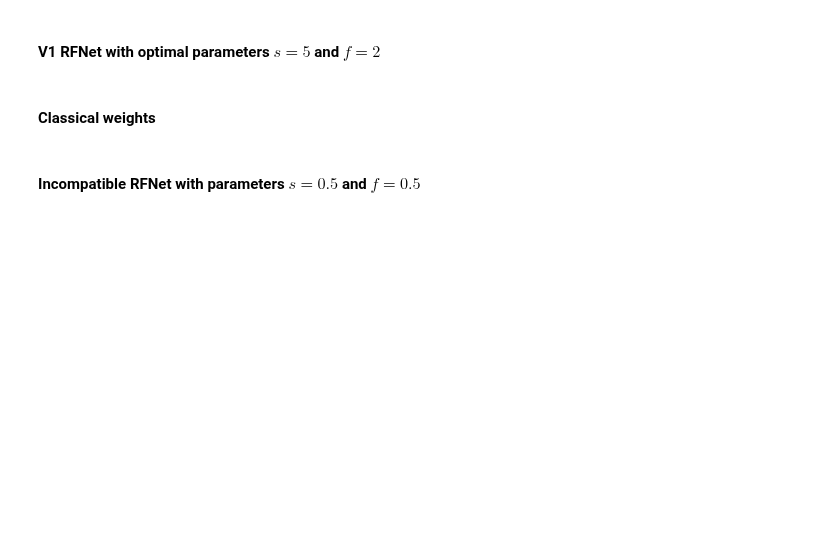
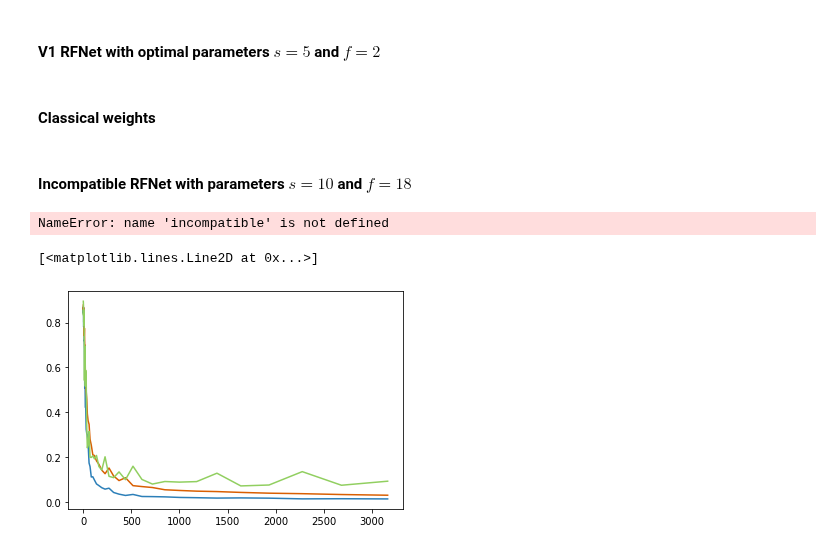
Before and after one commit to BruntonUWBio/structured-random-features, a Jupyter notebook: notebooks/reports/9.1-bp-MNIST-clf-estimator.ipynb, the cells around one changed output. Cells and saved outputs as stored; diff of their text form; code cells hidden in the pictures; blank space fills up the shorter version.

```diff
--- a/notebooks/reports/9.1-bp-MNIST-clf-estimator.ipynb
+++ b/notebooks/reports/9.1-bp-MNIST-clf-estimator.ipynb
@@ -70,9 +70,9 @@ for n in tqdm(num_neurons):
     test_classical['std_err'].append(np.std(test_accuracy) / np.sqrt(num_trials))
     test_classical['hidden_size'].append(n)
 # %% [markdown]
-#### Incompatible RFNet with parameters $s=0.5$ and $f=0.5$
+#### Incompatible RFNet with parameters $s=10$ and $f=18$
 # %%
-s, f = incompatible['s'], compatible['f']
+s, f = incompatible['s'], incompatible['f']
 kwargs = {'size':s, 'spatial_freq':f, 'center':None, 'scale':scale}
 test_incompatible = {'hidden_size': [], 'mean': [], 'std_err': []}
 
@@ -85,6 +85,8 @@ for n in tqdm(num_neurons):
     test_incompatible['mean'].append(np.mean(test_accuracy))
     test_incompatible['std_err'].append(np.std(test_accuracy) / np.sqrt(num_trials))
     test_incompatible['hidden_size'].append(n)
+# %% [output]
+NameError: name 'incompatible' is not defined
 # %%
 # save
 s, f = compatible['s'], compatible['f']
@@ -95,14 +97,17 @@ with open(data_dir + '/models/results/mnist_clf/mnist_clf_s=%0.2f_f=%0.2f_estima
 # %%
 # plot
 s, f = compatible['s'], compatible['f']
 with open(data_dir + '/models/results/mnist_clf/mnist_clf_s=%0.2f_f=%0.2f_estimator.pickle' % (s, f), 'rb') as file:
     results = pickle.load(file)
 
 fig = plt.figure()
-plt.plot(results['V1']['hidden_size'], results['V1']['mean'], c='#2c7fb8')
-plt.plot(results['classical']['hidden_size'], results['classical']['mean'], c='#d95f02')
-plt.plot(results['incompatible']['hidden_size'], results['incompatible']['mean'], c='#91cf60')
-plt.xlim([0, 1000])
+plt.plot(results['V1']['hidden_size'], 1 - np.array(results['V1']['mean']), c='#2c7fb8')
+plt.plot(results['classical']['hidden_size'], 1 - np.array(results['classical']['mean']), c='#d95f02')
+plt.plot(results['incompatible']['hidden_size'], 1 - np.array(results['incompatible']['mean']), c='#91cf60')
+# plt.xlim([0, 1000])
+# %% [output]
+[<matplotlib.lines.Line2D at 0x...>]
+[figure, added]
 # %%
 with open(data_dir + '/models/results/mnist_clf/mnist_param_study_estimator.pickle', 'rb') as file:
     results = pickle.load(file)
```
Also changed, not shown: parts of 3 cells of this notebook, 15 other files.
